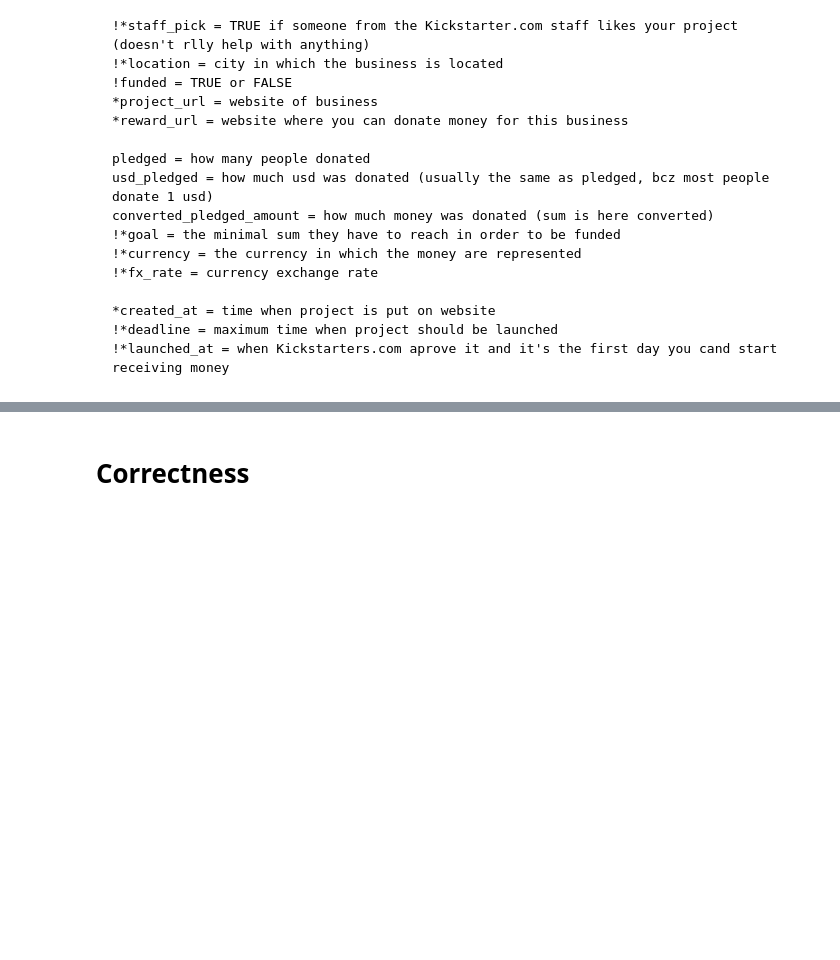
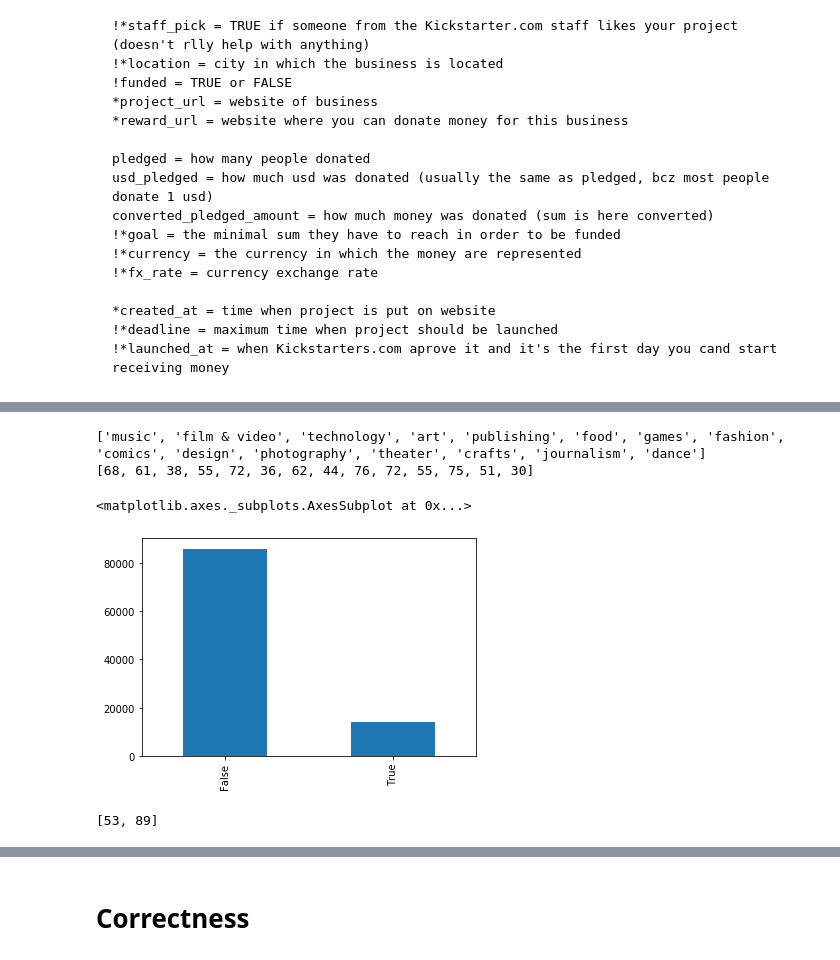
Before and after one commit to hetvankarsa/IntroDSKickstarter, a Jupyter notebook: Kickstarters.ipynb, the cells around one changed output, grey strips where cells are left out. Cells and saved outputs as stored; diff of their text form; code cells hidden in the pictures; blank space fills up the shorter version.

```diff
--- a/Kickstarters.ipynb
+++ b/Kickstarters.ipynb
@@ -402,7 +70,0 @@ print(money_per_day_funded)
-# %%
-# prediction money/day
-
-for i in range(len(money_per_day)):
-    money_per_day_funded[i] = (int)((money_per_day_funded[i] * 100) / money_per_day[i])
-
-print(money_each_day)
@@ -632,0 +101,58 @@ print(count)
+# %%
+# Analyzing: The outputed vector shows the probability that, for each category, the project is picked to be funded
+
+category_total_values = data_train['category'].value_counts()
+categories = ['music', 'film & video', 'technology', 'art', 'publishing', 'food', 'games',
+             'fashion', 'comics', 'design', 'photography', 'theater', 'crafts', 'journalism', 'dance']
+print(categories)
+
+category_funded = [0 for x in range(14)]
+
+for i in range(14):
+    counter = 0
+    for index, row in data_train.iterrows():
+        if ((row.category == categories[i]) and (row.funded == True)):
+            counter += 1
+    category_funded[i] = (int)((counter * 100) / category_total_values[i])
+
+print(category_funded)
+# %% [output]
+['music', 'film & video', 'technology', 'art', 'publishing', 'food', 'games', 'fashion', 'comics', 'design', 'photography', 'theater', 'crafts', 'journalism', 'dance']
+[68, 61, 38, 55, 72, 36, 62, 44, 76, 72, 55, 75, 51, 30]
+# %%
+# Analyzing the 'staff_pick' feature
+
+data_train['staff_pick'].value_counts().plot(kind='bar')
+# %% [output]
+<matplotlib.axes._subplots.AxesSubplot at 0x...>
+[figure, added]
+# %%
+# 1. Creating the 'staff_pick_binary' feature
+# This piece of code also shows the probability of a project to be picked when it has staff_picks or not
+
+staff_pick_total_values = data_train['staff_pick'].value_counts()
+print(staff_pick_total_values)
+
+staff_pick_funded = [0 for x in range(2)]
+staff_pick_binary = []
+
+counter = 0
+counter2 = 0
+for index, row in data_train.iterrows():
+    if(row.staff_pick == True):
+        staff_pick_binary.append(1)
+    if(row.staff_pick == False):
+        staff_pick_binary.append(0)
+    if ((row.staff_pick == False) and (row.funded == True)):
+        counter += 1
+    if ((row.staff_pick == True) and (row.funded == True)):
+        counter2 += 1
+
+staff_pick_funded[0] = (int)((counter * 100) / staff_pick_total_values[0])
+staff_pick_funded[1] = (int)((counter2 * 100) / staff_pick_total_values[1])
+
+print(staff_pick_funded)
+
+data_train['staff_pick_binary'] = staff_pick_binary
+# %% [output]
+[53, 89]
```
Also changed, not shown: parts of 64 cells of this notebook.
